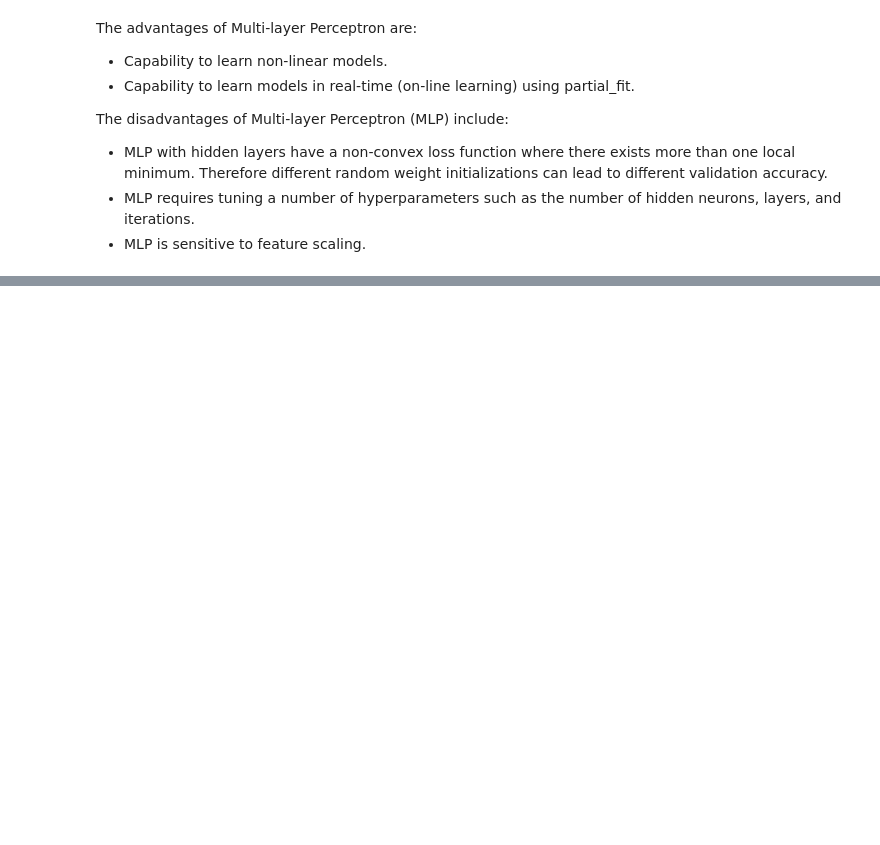
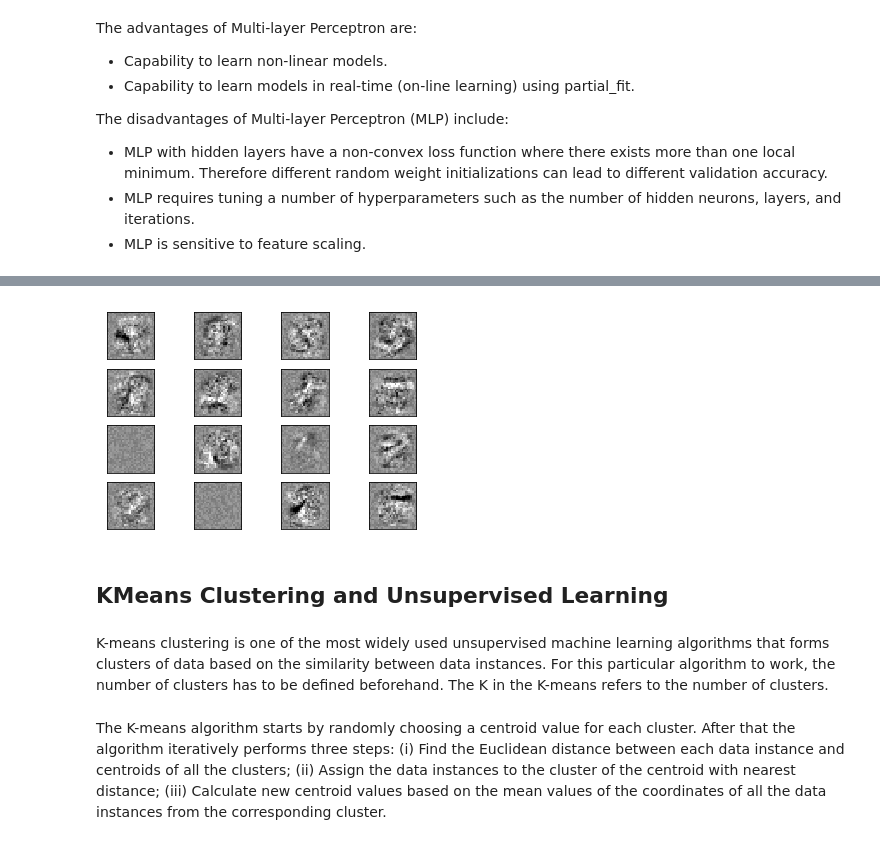
Before and after one commit to redmage123/deep-learning-sklearn, a Jupyter notebook: docs/Sklearn Tutorial.ipynb, the cells around one changed output, grey strips where cells are left out. Drawn from its saved outputs; the diff is of its cells as text; code cells hidden in the pictures; blank space fills up the shorter version.

Commit message:
Added MLP example with MNIST to notebook

```diff
--- a/docs/Sklearn Tutorial.ipynb
+++ b/docs/Sklearn Tutorial.ipynb
@@ -790,0 +808,4 @@ The disadvantages of Multi-layer Perceptron (MLP) include:
+# %%
+from sklearn.datasets import fetch_openml
+mnist = fetch_openml('mnist_784')
+mnist
@@ -790,0 +832,6 @@ The disadvantages of Multi-layer Perceptron (MLP) include:
+# %%
+# rescale the data, use the traditional train/test split
+X, y = mnist.data / 255., mnist.target
+X_train, X_test = X[:60000], X[60000:]
+y_train, y_test = y[:60000], y[60000:]
+X_train
@@ -790,0 +846,12 @@ The disadvantages of Multi-layer Perceptron (MLP) include:
+# %%
+
+# mlp = MLPClassifier(hidden_layer_sizes=(100, 100), max_iter=400, alpha=1e-4,
+#                     solver='sgd', verbose=10, tol=1e-4, random_state=1)
+mlp = MLPClassifier(hidden_layer_sizes=(50,), max_iter=15, alpha=1e-4,
+                    solver='sgd', verbose=10, tol=1e-4, random_state=1,
+                    learning_rate_init=.1)
+
+mlp.fit(X_train, y_train)
+print("Training set score: %f" % mlp.score(X_train, y_train))
+print("Test set score: %f" % mlp.score(X_test, y_test))
+help(mlp.fit)
@@ -790,0 +893,19 @@ The disadvantages of Multi-layer Perceptron (MLP) include:
+# %%
+fig, axes = plt.subplots(4, 4)
+# use global min / max to ensure all weights are shown on the same scale
+vmin, vmax = mlp.coefs_[0].min(), mlp.coefs_[0].max()
+for coef, ax in zip(mlp.coefs_[0].T, axes.ravel()):
+    ax.matshow(coef.reshape(28, 28), cmap=plt.cm.gray, vmin=.5 * vmin,
+               vmax=.5 * vmax)
+    ax.set_xticks(())
+    ax.set_yticks(())
+
+plt.show()
+# %% [output]
+[figure, added]
+# %% [markdown]
+## KMeans Clustering and Unsupervised Learning
+# %% [markdown]
+K-means clustering is one of the most widely used unsupervised machine learning algorithms that forms clusters of data based on the similarity between data instances. For this particular algorithm to work, the number of clusters has to be defined beforehand. The K in the K-means refers to the number of clusters.
+# %% [markdown]
+The K-means algorithm starts by randomly choosing a centroid value for each cluster. After that the algorithm iteratively performs three steps: (i) Find the Euclidean distance between each data instance and centroids of all the clusters; (ii) Assign the data instances to the cluster of the centroid with nearest distance; (iii) Calculate new centroid values based on the mean values of the coordinates of all the data instances from the corresponding cluster.
```
Also changed, not shown: parts of 25 cells of this notebook, 3 other files.
